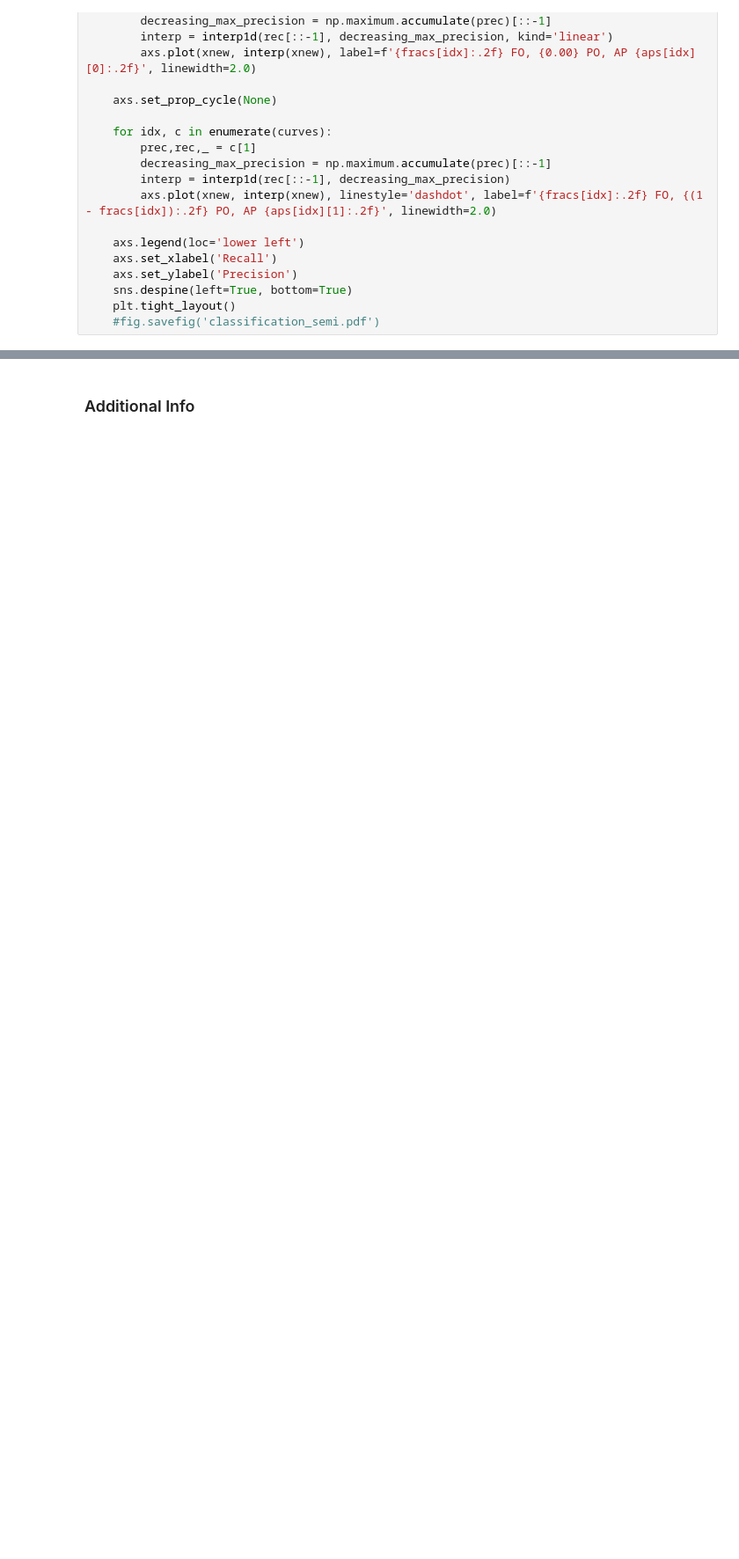
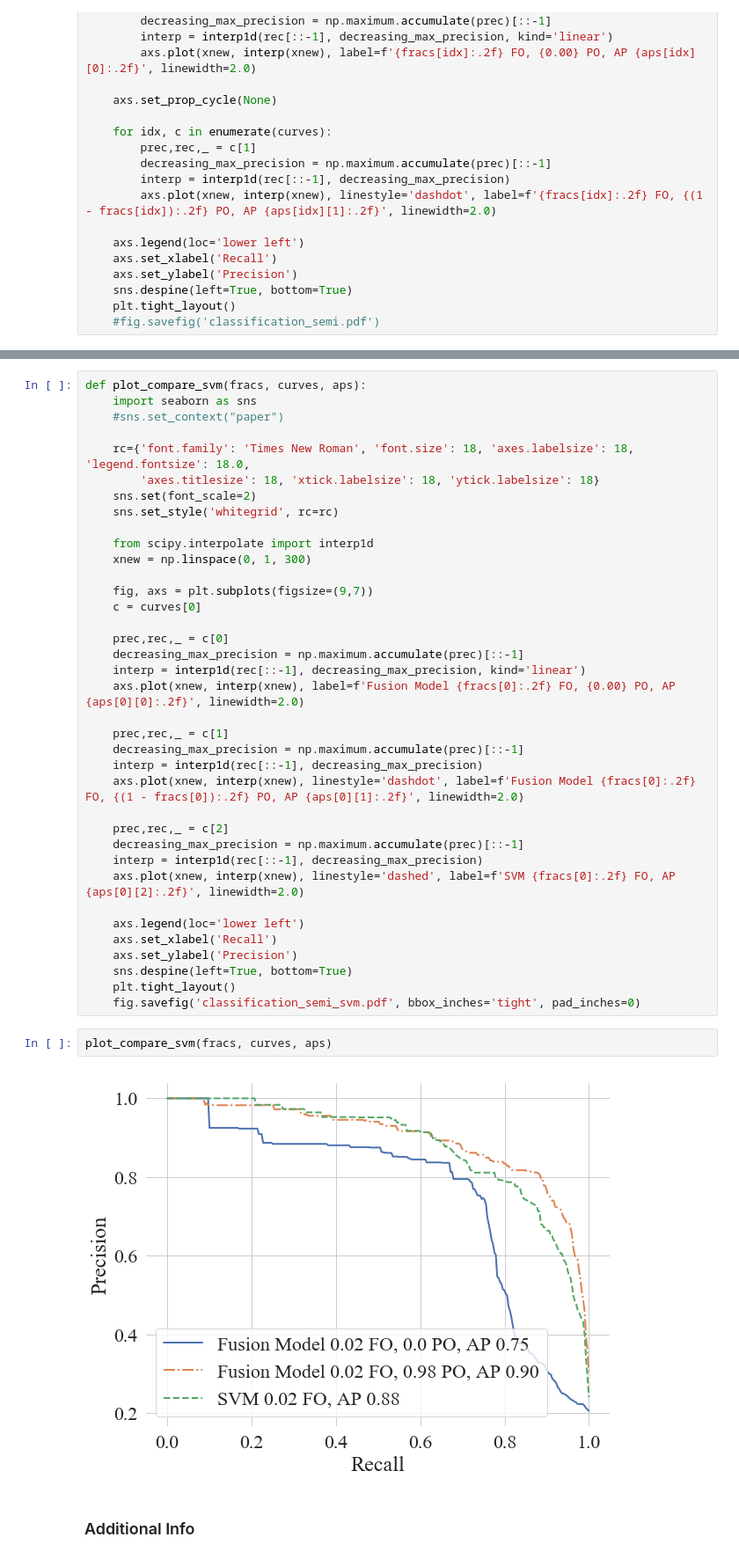
Before and after one commit to cheind/proximity-fusion, a Jupyter notebook: semi-supervised-fusion.ipynb, the cells around one changed output, grey strips where cells are left out. Shown: that part at 88% size. Saved outputs shown, nothing was run; the diff lists cells and outputs as text; blank space fills up the shorter version.

```diff
--- a/semi-supervised-fusion.ipynb
+++ b/semi-supervised-fusion.ipynb
@@ -338,3 +355,44 @@ plot_curves(fracs, curves, aps)
+# %%
+def plot_compare_svm(fracs, curves, aps):
+    import seaborn as sns
+    #sns.set_context("paper")
+
+    rc={'font.family': 'Times New Roman', 'font.size': 18, 'axes.labelsize': 18, 'legend.fontsize': 18.0,
+        'axes.titlesize': 18, 'xtick.labelsize': 18, 'ytick.labelsize': 18}
+    sns.set(font_scale=2)
+    sns.set_style('whitegrid', rc=rc)
+
+    from scipy.interpolate import interp1d
+    xnew = np.linspace(0, 1, 300)
+
+    fig, axs = plt.subplots(figsize=(9,7))
+    c = curves[0]
+
+    prec,rec,_ = c[0]
+    decreasing_max_precision = np.maximum.accumulate(prec)[::-1]
+    interp = interp1d(rec[::-1], decreasing_max_precision, kind='linear')
+    axs.plot(xnew, interp(xnew), label=f'Fusion Model {fracs[0]:.2f} FO, {0.00} PO, AP {aps[0][0]:.2f}', linewidth=2.0)
+
+    prec,rec,_ = c[1]
+    decreasing_max_precision = np.maximum.accumulate(prec)[::-1]
+    interp = interp1d(rec[::-1], decreasing_max_precision)
+    axs.plot(xnew, interp(xnew), linestyle='dashdot', label=f'Fusion Model {fracs[0]:.2f} FO, {(1 - fracs[0]):.2f} PO, AP {aps[0][1]:.2f}', linewidth=2.0)
+
+    prec,rec,_ = c[2]
+    decreasing_max_precision = np.maximum.accumulate(prec)[::-1]
+    interp = interp1d(rec[::-1], decreasing_max_precision)
+    axs.plot(xnew, interp(xnew), linestyle='dashed', label=f'SVM {fracs[0]:.2f} FO, AP {aps[0][2]:.2f}', linewidth=2.0)
+
+    axs.legend(loc='lower left')
+    axs.set_xlabel('Recall')
+    axs.set_ylabel('Precision')
+    sns.despine(left=True, bottom=True)
+    plt.tight_layout()
+    fig.savefig('classification_semi_svm.pdf', bbox_inches='tight', pad_inches=0)
+# %%
+plot_compare_svm(fracs, curves, aps)
+# %% [output]
+[figure, added]
 # %% [markdown]
 ### Additional Info
 # %%
```
Also changed, not shown: parts of 15 cells of this notebook.
